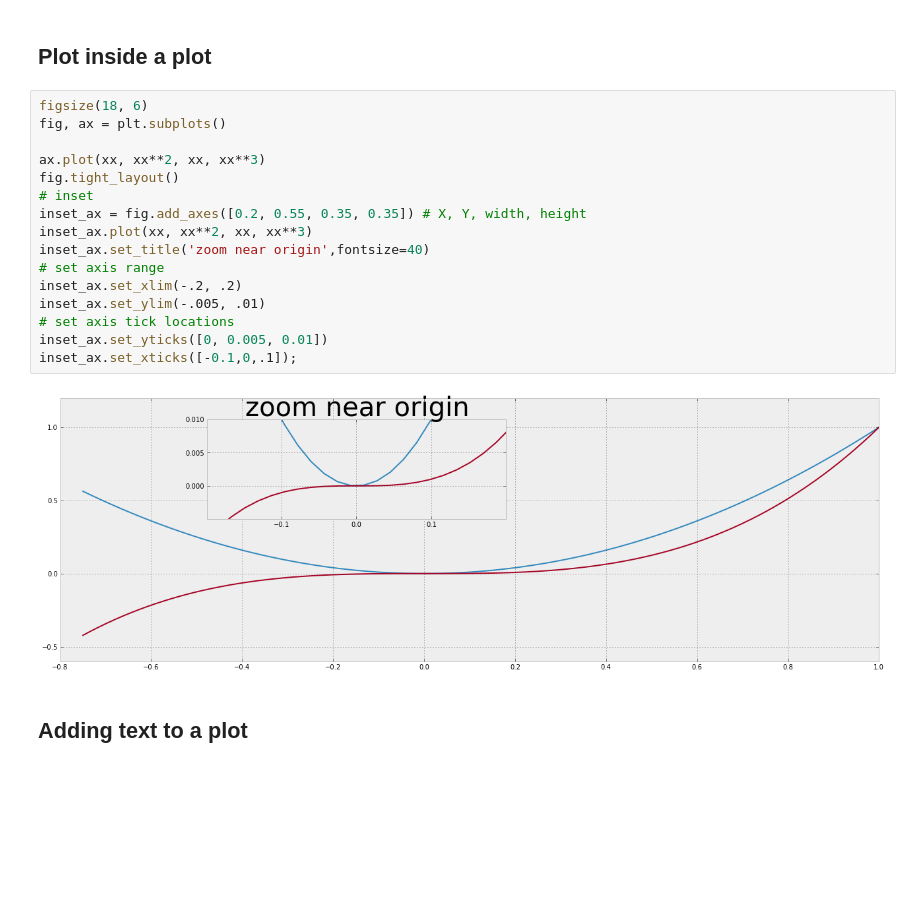
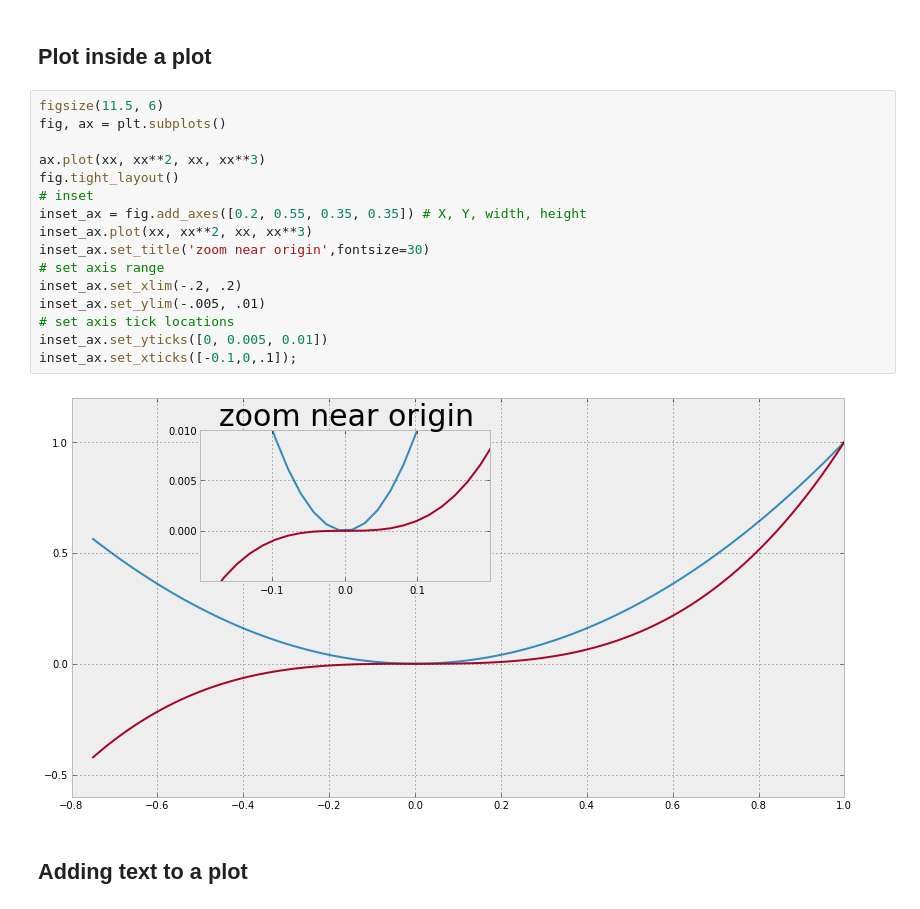
Before and after one commit to Tooblippe/IPython-Jupyter-Talk-to-Pyconza-2013, a Jupyter notebook: src/pycon13_ipython.ipynb, the cells around one changed output. Drawn from its saved outputs; the diff is of its cells as text; blank space fills up the shorter version.

```diff
--- a/src/pycon13_ipython.ipynb
+++ b/src/pycon13_ipython.ipynb
@@ -386,23 +384,23 @@ axes[3].fill_between(x, x**2, x**3, color="green", alpha=0.5);
 # %% [markdown]
 ## Plot inside a plot
 # %%
-figsize(18, 6)
+figsize(11.5, 6)
 fig, ax = plt.subplots()
 
 ax.plot(xx, xx**2, xx, xx**3)
 fig.tight_layout()
 # inset
 inset_ax = fig.add_axes([0.2, 0.55, 0.35, 0.35]) # X, Y, width, height
 inset_ax.plot(xx, xx**2, xx, xx**3)
-inset_ax.set_title('zoom near origin',fontsize=40)
+inset_ax.set_title('zoom near origin',fontsize=30)
 # set axis range
 inset_ax.set_xlim(-.2, .2)
 inset_ax.set_ylim(-.005, .01)
 # set axis tick locations
 inset_ax.set_yticks([0, 0.005, 0.01])
 inset_ax.set_xticks([-0.1,0,.1]);
 # %% [output]
-[figure, old version]
+[figure, new version]
 # %% [markdown]
 ## Adding text to a plot
 # %%
```
Also changed, not shown: parts of 21 cells of this notebook, 5 other files.
